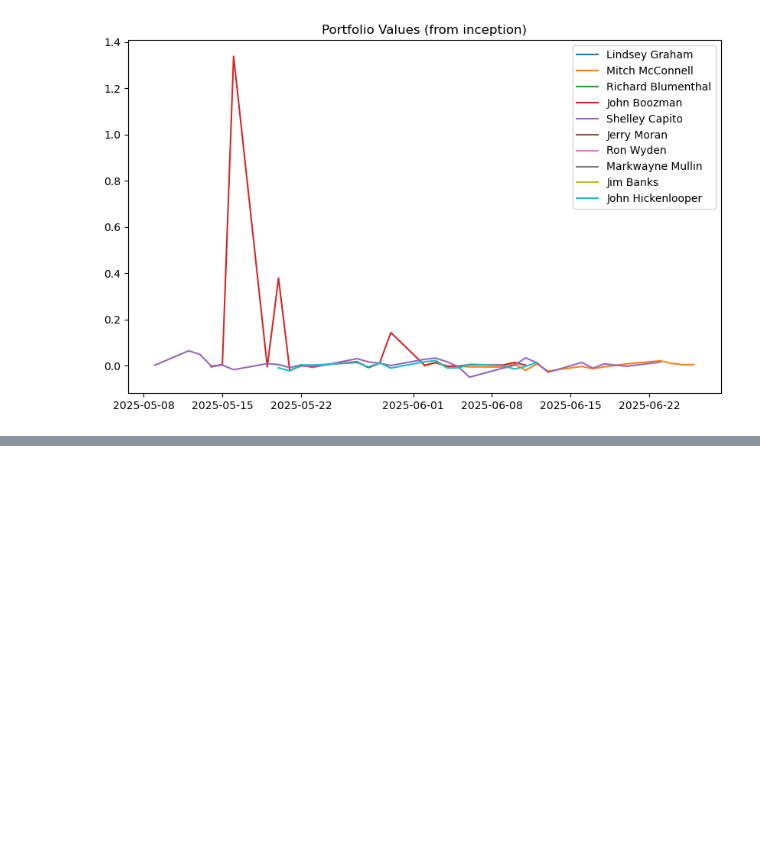
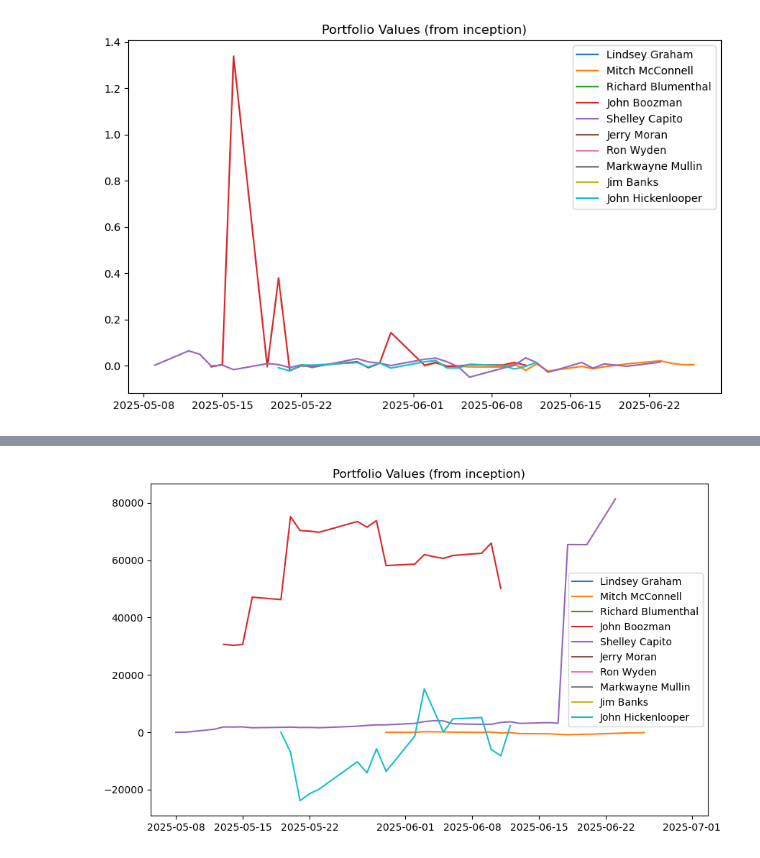
Before and after one commit to santiago20342/python-coruse, a Jupyter notebook: Projects/backtester/test.ipynb, the cells around one changed output, grey strips where cells are left out. Drawn from its saved outputs; the diff is of its cells as text; code cells hidden in the pictures; blank space fills up the shorter version.

Commit message:
added networth plotter

```diff
--- a/Projects/backtester/test.ipynb
+++ b/Projects/backtester/test.ipynb
@@ -830,6 +833,7 @@ senator_port_list = []
 for portfolios in senator_portfolio.values():
     if bool(portfolios):
         portfolios.get_portfolio_value(close_df)
+        portfolios.get_net_worth()
         senator_port_list.append(portfolios)
 
 plot_df_prices_lines(senator_port_list)  # Plotting all senator portfolios
@@ -917,0 +946,4 @@ merged_df
+# %%
+plot_df_networth_lines(senator_port_list)
+# %% [output]
+[figure, added]
```
Also changed, not shown: parts of 3 cells of this notebook, 3 other files.
